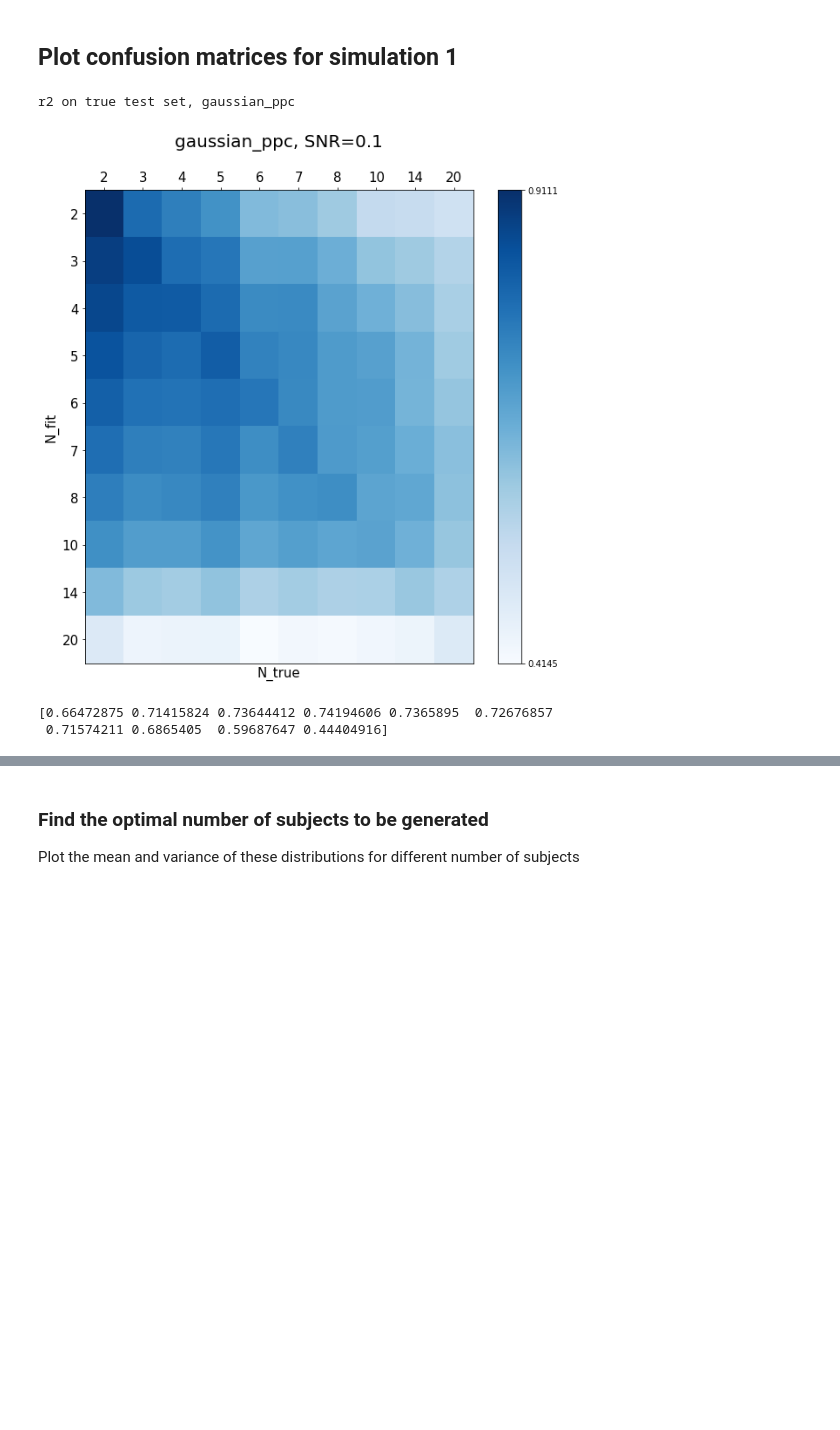
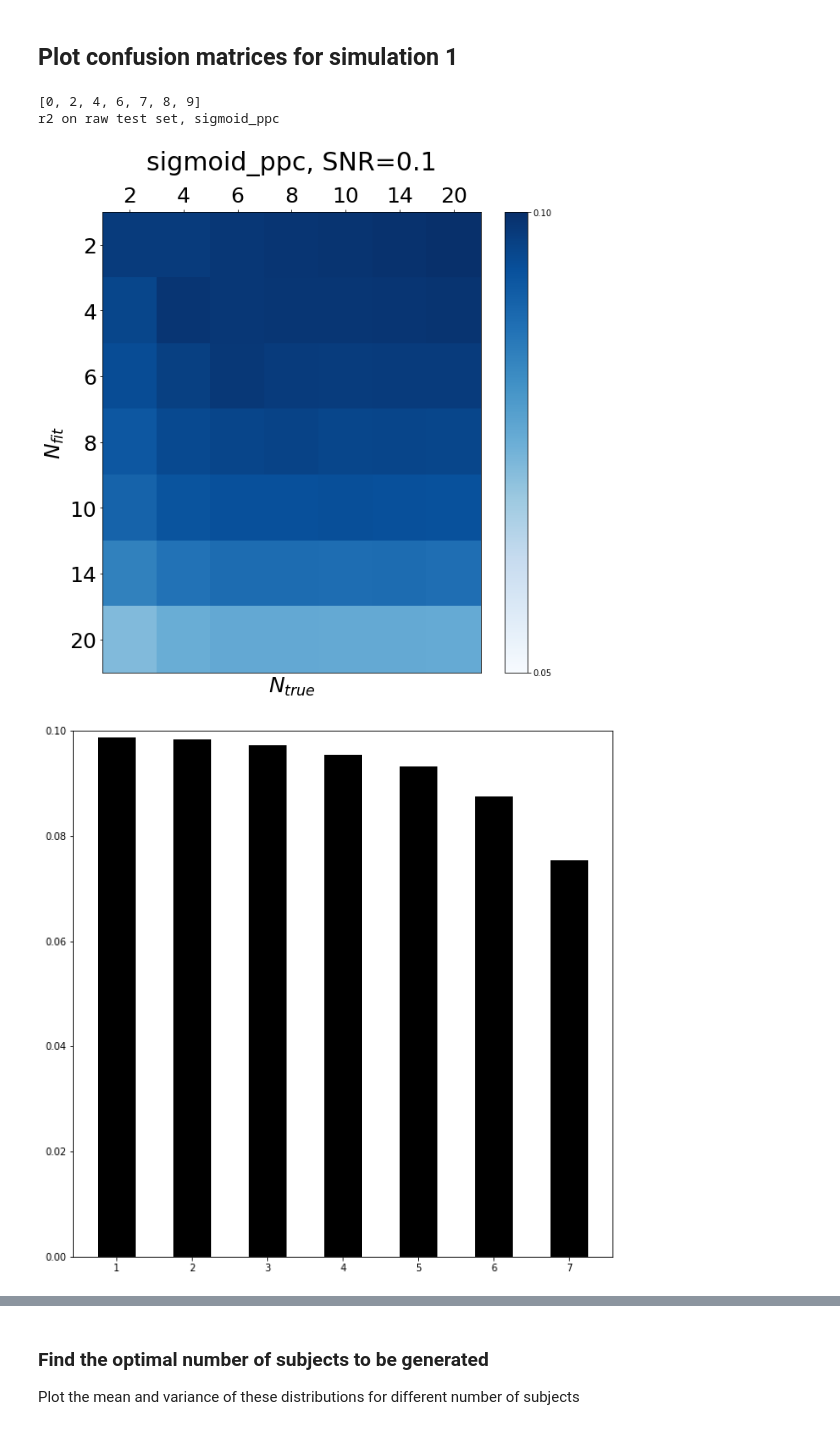
Before and after one commit to sebastiendemortain/neural-coding-of-probabilities, a Jupyter notebook: simulation_results.ipynb, the cells around one changed output, grey strips where cells are left out. Saved outputs shown, nothing was run; the diff lists cells and outputs as text; code cells hidden in the pictures; blank space fills up the shorter version.

```diff
--- a/simulation_results.ipynb
+++ b/simulation_results.ipynb
@@ -1221,16 +1246,24 @@ rho mean: 0.2873249548137255
 ## Plot confusion matrices for simulation 1
 # %%
 ################################
-k_scheme =0
+k_scheme =1
+
 ################################
 n_fractions = 20
 scheme = scheme_array[k_scheme]
 
+is_N_even = True
+
+if is_N_even:
+    selected_k_N = [0, 2, 4, 6, 7, 8, 9]
+else:
+    selected_k_N = [item for item in range(len(N_array))]
 
 metric_name = 'r2'
-true_or_raw = 'true'
+true_or_raw = 'raw'
 train_or_test = 'test'
-exec("metric = %s_%s_%s_summary[k_scheme, k_fit_N, k_true_N]" % (metric_name, true_or_raw, train_or_test))
+print(selected_k_N)
+#exec("metric = %s_%s_%s_summary[k_scheme, k_fit_N, k_true_N]" % (metric_name, true_or_raw, train_or_test))
 
 print(metric_name+' on '+true_or_raw+' '+train_or_test+' set, '+scheme)
 
@@ -1267,52 +1300,65 @@ width = 0.04
 #plt.show()
 
 # Plot the confusion matrix of the mean
-column_labels = copy.deepcopy(N_array)
-row_labels = copy.deepcopy(N_array)
+column_labels = copy.deepcopy(N_array[selected_k_N])
+row_labels = copy.deepcopy(N_array[selected_k_N])
 
 fig, ax = plt.subplots(figsize=(10,10))
-fontsize = 15
+fontsize = 25
 exec("metric = copy.deepcopy(%s_%s_%s_summary[k_scheme, :, :, :])" % (metric_name, true_or_raw, train_or_test))
 # We set the negative r2 to the same value
-data = np.mean(metric, axis=2)
-heatmap = ax.pcolor(data, cmap=plt.cm.Blues, vmin=np.min(data), vmax=np.max(data))
+data = np.mean(metric[selected_k_N, :, :], axis=2)
+data = data[:, selected_k_N]
+min_value = 0.05
+max_value = 0.1
 
+heatmap = ax.pcolor(data, cmap=plt.cm.Blues, vmin=min_value, vmax=max_value)
 
 # put the major ticks at the middle of each cell
 ax.set_xticks(np.arange(data.shape[1]) + 0.5, minor=False)
 ax.set_yticks(np.arange(data.shape[0]) + 0.5, minor=False)
 
 # want a more natural, table-like display
 ax.invert_yaxis()
 ax.xaxis.tick_top()
 
 ax.set_xticklabels(column_labels, minor=False, fontsize=fontsize)
 ax.set_yticklabels(row_labels, minor=False, fontsize=fontsize)
-ax.set_ylabel('N_fit', fontsize=fontsize)
-ax.set_xlabel('N_true', fontsize=fontsize)
-plt.title(scheme+', SNR='+str(snr), y=1.08, fontsize=20)
-cbar = fig.colorbar(heatmap, ticks=[np.min(data), np.max(data)])
-
+ax.set_ylabel('$N_{fit}$', fontsize=fontsize)
+ax.set_xlabel('$N_{true}$', fontsize=fontsize)
+plt.title(scheme+', SNR='+str(snr), y=1.08, fontsize=fontsize+5)
+cbar = fig.colorbar(heatmap, ticks=[min_value, max_value])
 
 # fig = plt.figure(figsize=(10,10))
 # ax = fig.add_subplot(111)
 # heatmap = ax.imshow(mean_over_X, extent=[0, 1, 0, 1])
 # cbar = fig.colorbar(heatmap, ticks=[np.min(mean_over_X), np.max(mean_over_X)])
 
 # # put the major ticks at the middle of each cell
 # ax.set_xticks([])
 # ax.set_yticks([])
 # ax.set_title('Regressor means')
 # ax.set_ylabel('Scheme')
 # ax.set_xlabel('true_N')
 plt.show()
 
-print(np.mean(data,axis=1))
+# Bar plots of the mean over the column
+mean_r2 = np.mean(data,axis=1)
+fig_bar, ax_bar = plt.subplots(figsize=(10, 10))
+ax_bar.bar(np.linspace(1, len(mean_r2), len(mean_r2), endpoint=True), mean_r2, color='black', width=0.5, align='center')
+ax_bar.set_ylim([0, 0.1])
+
+if is_N_even:
+    fig.savefig("figures_tmp/simu1_results_"+distrib_type+"_scheme-"+scheme+"_snr"+str(snr)+"_EVEN.pdf", bbox_inches='tight')
+    fig_bar.savefig("figures_tmp/simu1_means_"+distrib_type+"_scheme-"+scheme+"_snr"+str(snr)+"_EVEN.pdf", bbox_inches='tight')
+else:
+    fig.savefig("figures_tmp/simu1_results_"+distrib_type+"_scheme-"+scheme+"_snr"+str(snr)+"_ALL.pdf", bbox_inches='tight')
+    fig_bar.savefig("figures_tmp/simu1_means_"+distrib_type+"_scheme-"+scheme+"_snr"+str(snr)+"_ALL.pdf", bbox_inches='tight')
 # %% [output]
-r2 on true test set, gaussian_ppc
+[0, 2, 4, 6, 7, 8, 9]
+r2 on raw test set, sigmoid_ppc
-[figure, old version]
+[figure, new version]
-[0.66472875 0.71415824 0.73644412 0.74194606 0.7365895  0.72676857
- 0.71574211 0.6865405  0.59687647 0.44404916]
+[figure, added]
 # %%
 # Compute mean over the regressors
 
```
Also changed, not shown: parts of 23 cells of this notebook, 2 other files.
